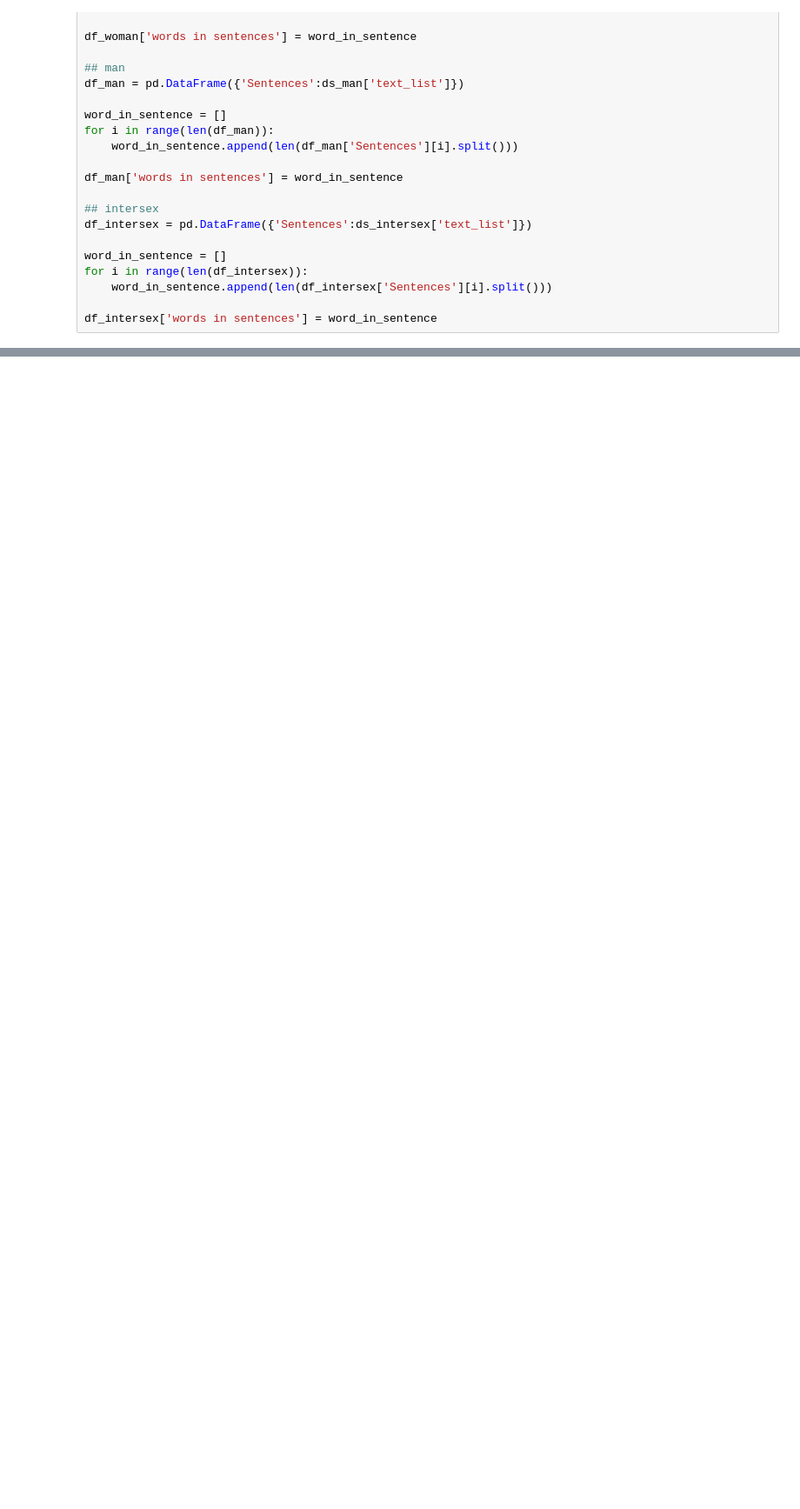
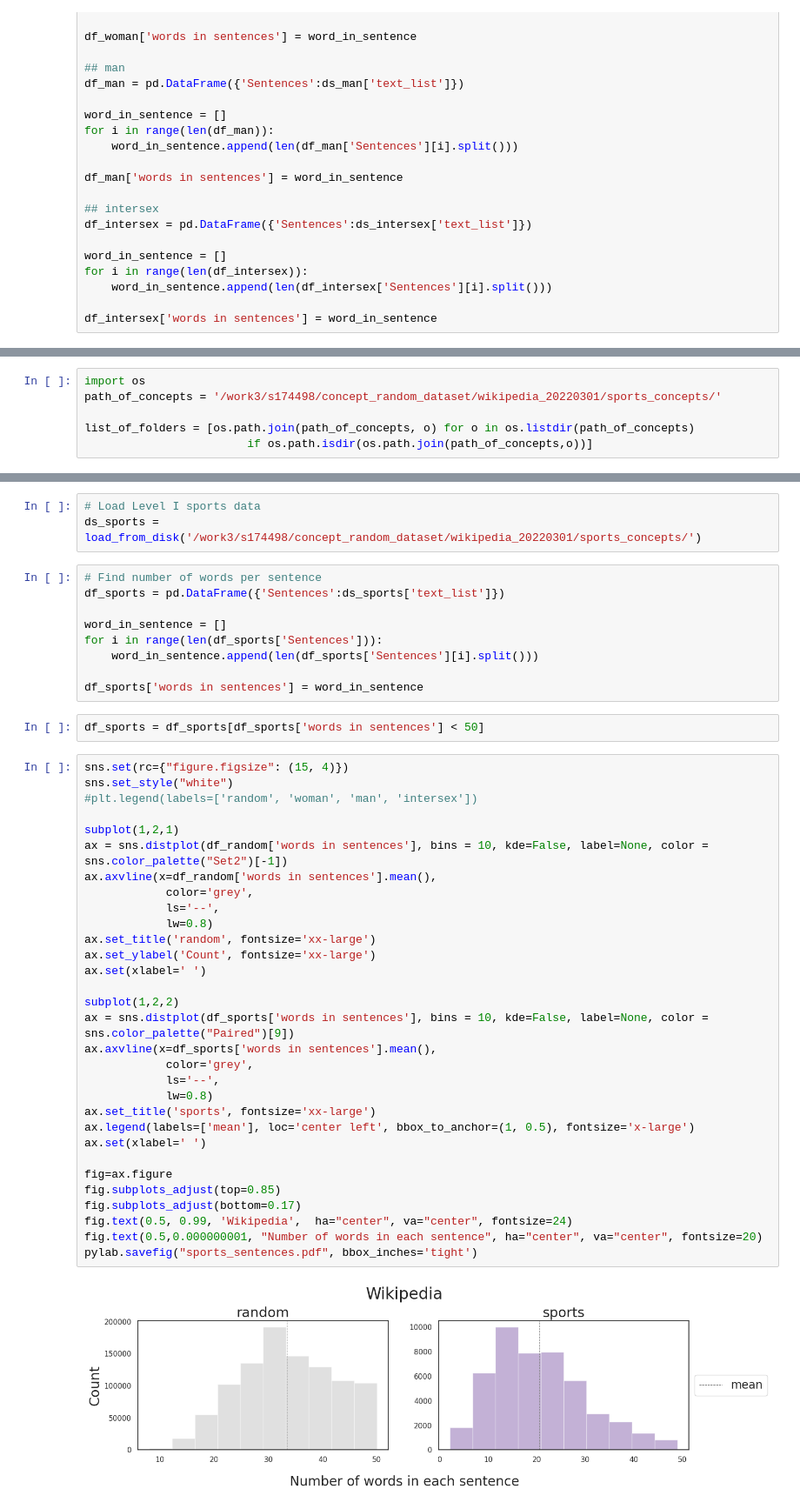
Before and after one commit to gaunby/master_project, a Jupyter notebook: notebooks/data_description.ipynb, the cells around one changed output, grey strips where cells are left out. Shown at 87% size. Cells and saved outputs as stored; diff of their text form; blank space fills up the shorter version.

```diff
--- a/notebooks/data_description.ipynb
+++ b/notebooks/data_description.ipynb
@@ -463,0 +517,6 @@ print(wiki_stats.to_latex(index=False))
+# %%
+import os
+path_of_concepts = '/work3/s174498/concept_random_dataset/wikipedia_20220301/sports_concepts/'
+
+list_of_folders = [os.path.join(path_of_concepts, o) for o in os.listdir(path_of_concepts)
+                        if os.path.isdir(os.path.join(path_of_concepts,o))]
@@ -463,0 +607,47 @@ print(wiki_stats.to_latex(index=False))
+# %%
+# Load Level I sports data
+ds_sports = load_from_disk('/work3/s174498/concept_random_dataset/wikipedia_20220301/sports_concepts/')
+# %%
+# Find number of words per sentence
+df_sports = pd.DataFrame({'Sentences':ds_sports['text_list']})
+
+word_in_sentence = []
+for i in range(len(df_sports['Sentences'])):
+    word_in_sentence.append(len(df_sports['Sentences'][i].split()))
+
+df_sports['words in sentences'] = word_in_sentence
+# %%
+df_sports = df_sports[df_sports['words in sentences'] < 50]
+# %%
+sns.set(rc={"figure.figsize": (15, 4)})
+sns.set_style("white")
+#plt.legend(labels=['random', 'woman', 'man', 'intersex'])
+
+subplot(1,2,1)
+ax = sns.distplot(df_random['words in sentences'], bins = 10, kde=False, label=None, color = sns.color_palette("Set2")[-1])
+ax.axvline(x=df_random['words in sentences'].mean(),
+            color='grey',
+            ls='--',
+            lw=0.8)
+ax.set_title('random', fontsize='xx-large')
+ax.set_ylabel('Count', fontsize='xx-large')
+ax.set(xlabel=' ')
+
+subplot(1,2,2)
+ax = sns.distplot(df_sports['words in sentences'], bins = 10, kde=False, label=None, color = sns.color_palette("Paired")[9])
+ax.axvline(x=df_sports['words in sentences'].mean(),
+            color='grey',
+            ls='--',
+            lw=0.8)
+ax.set_title('sports', fontsize='xx-large')
+ax.legend(labels=['mean'], loc='center left', bbox_to_anchor=(1, 0.5), fontsize='x-large')
+ax.set(xlabel=' ')
+
+fig=ax.figure
+fig.subplots_adjust(top=0.85)
+fig.subplots_adjust(bottom=0.17)
+fig.text(0.5, 0.99, 'Wikipedia',  ha="center", va="center", fontsize=24)
+fig.text(0.5,0.000000001, "Number of words in each sentence", ha="center", va="center", fontsize=20)
+pylab.savefig("sports_sentences.pdf", bbox_inches='tight')
+# %% [output]
+[figure, added]
```
Also changed, not shown: parts of 22 cells of this notebook, 2 other files.
